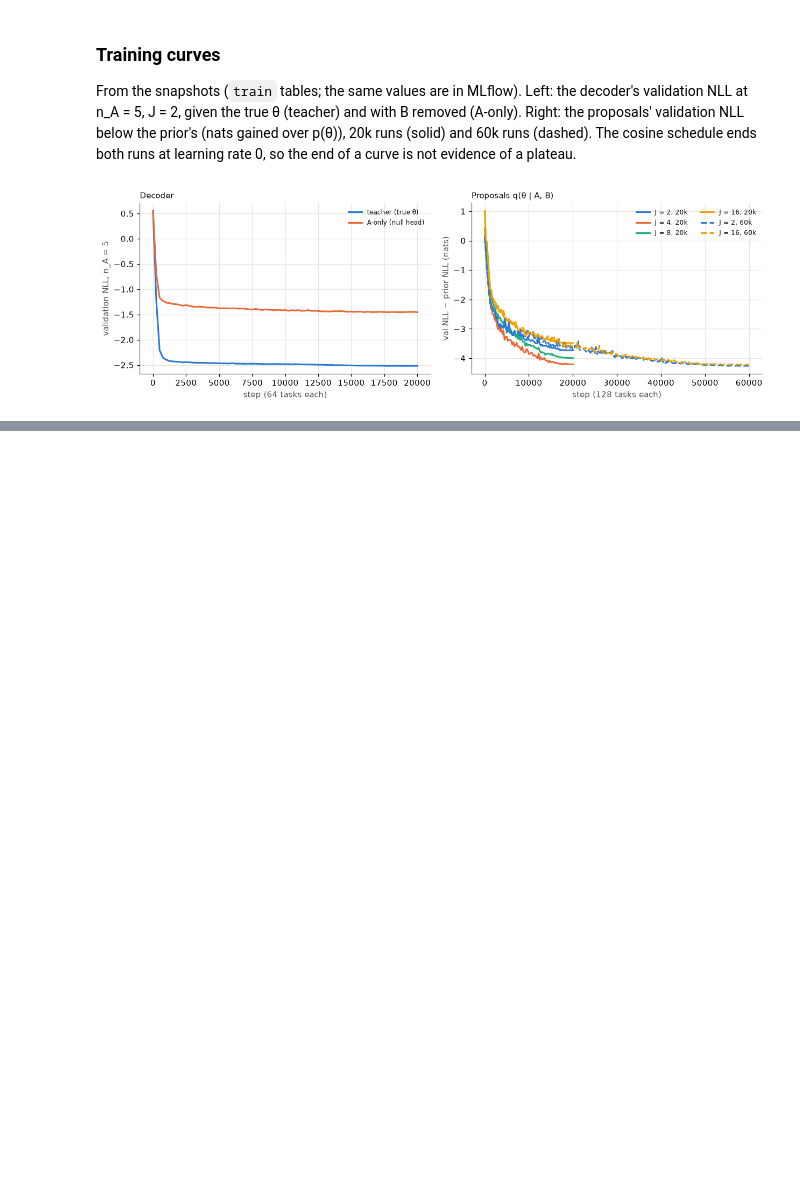
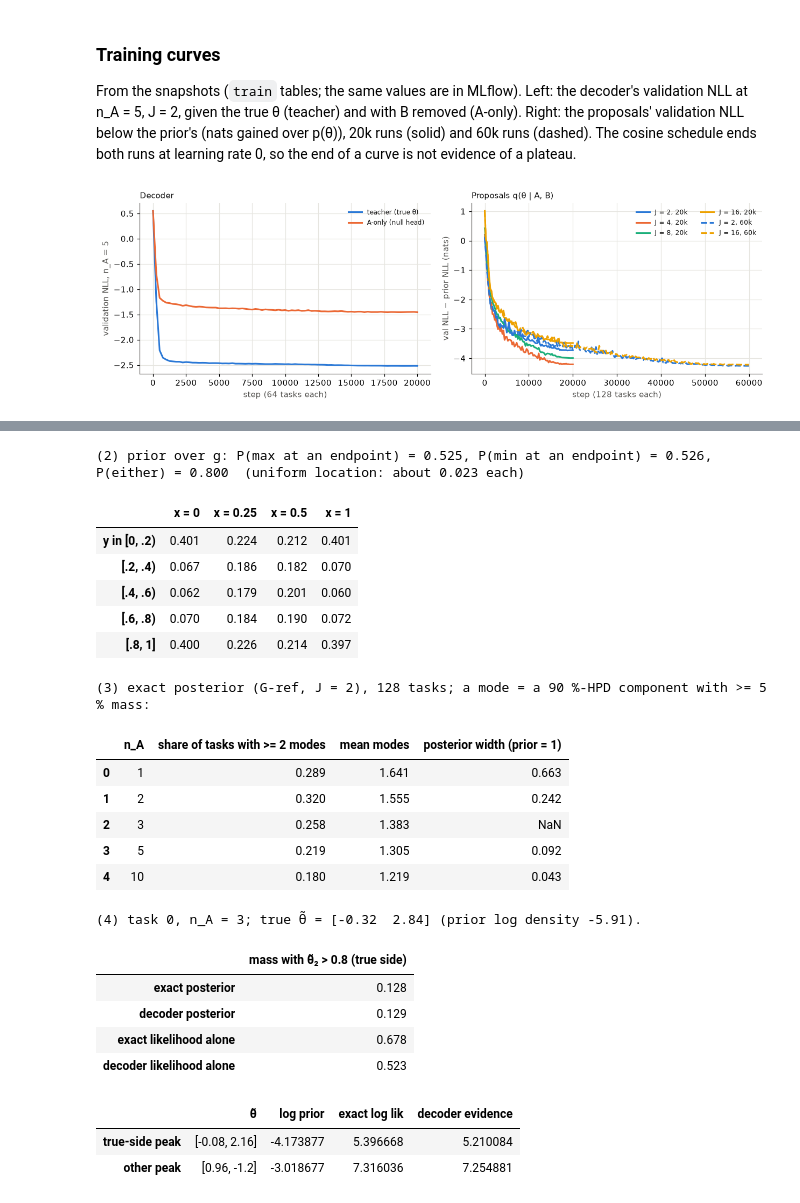
Before and after one commit to timruhkopf/meta-pfn, a Jupyter notebook: notebooks/10_2026-11-02_air.ipynb, the cells around one changed output, grey strips where cells are left out. Drawn from its saved outputs; the diff is of its cells as text; code cells hidden in the pictures; blank space fills up the shorter version.

Commit message:
AIR notebook 10: review questions (prior edge mass, identifiability of T, mode weighting) (#19)
Co-Authored-By: Claude Opus 5.5 <noreply@anthropic.com>

```diff
--- a/notebooks/10_2026-11-02_air.ipynb
+++ b/notebooks/10_2026-11-02_air.ipynb
@@ -558,0 +527,70 @@ plt.show()
+# %%
+from scipy import ndimage
+
+from meta_pfn.experimental.air.estimator import decode
+from meta_pfn.experimental.air.prior import draw_funcs, log_prior
+
+f = draw_funcs(20000, torch.Generator().manual_seed(5), "cpu")
+v = f(torch.linspace(0, 1, 256)[None].expand(20000, -1))
+am, ai = v.argmax(1), v.argmin(1)
+at_end = lambda i: (i <= 2) | (i >= 253)  # noqa: E731
+print(f"(2) prior over g: P(max at an endpoint) = {at_end(am).float().mean():.3f}, P(min at an endpoint) = {at_end(ai).float().mean():.3f}, "
+      f"P(either) = {(at_end(am) | at_end(ai)).float().mean():.3f}  (uniform location: about 0.023 each)")
+display(pd.DataFrame({lab: np.histogram(v[:, i].numpy(), bins=5, range=(0, 1))[0] / 20000 for lab, i in
+                      [("x = 0", 0), ("x = 0.25", 64), ("x = 0.5", 128), ("x = 1", 255)]},
+                     index=["y in [0, .2)", "[.2, .4)", "[.4, .6)", "[.6, .8)", "[.8, 1]"]).round(3))  # fmt: skip
+
+g_pts = R.grid(101)
+rows_m = []
+for n in (1, 2, 3, 5, 10):
+    t = base.head(n)
+    nm = []
+    for i in range(128):
+        p = R.grid_ref(t, i, g_pts)["logpost"].exp().reshape(101, 101).numpy()
+        s = np.sort(p.ravel())[::-1]
+        lab, k = ndimage.label(p >= s[np.searchsorted(s.cumsum(), 0.9)])
+        nm.append(int((ndimage.sum(p, lab, range(1, k + 1)) >= 0.05).sum()))
+    nm = np.array(nm)
+    rows_m.append({"n_A": n, "share of tasks with >= 2 modes": nm.__ge__(2).mean(), "mean modes": nm.mean(),
+                   "posterior width (prior = 1)": float(med(pf, "w_exact").get(n, np.nan))})  # fmt: skip
+print("(3) exact posterior (G-ref, J = 2), 128 tasks; a mode = a 90 %-HPD component with >= 5 % mass:")
+display(pd.DataFrame(rows_m).round(3))
+
+t = base.sub(slice(0, 1)).head(3)
+gr = R.grid_ref(t, 0, g_pts)
+side = g_pts[:, 1] > 0.8  # the end of the ridge that holds the true θ
+with torch.no_grad():
+    ev = decode(dec, t, g_pts[None], n_perm=8)[0][0]
+norm = lambda l: l - torch.logsumexp(l, 0)  # noqa: E731
+mass = {"exact posterior": norm(gr["logpost"]), "decoder posterior": norm(log_prior(g_pts) + ev),
+        "exact likelihood alone": norm(gr["ll"]), "decoder likelihood alone": norm(ev)}  # fmt: skip
+print(f"(4) task 0, n_A = 3; true θ̃ = {t.theta[0].numpy().round(2)} (prior log density {float(log_prior(t.theta)[0]):.2f}).")
+display(pd.Series({k: float(l[side].exp().sum()) for k, l in mass.items()}, name="mass with θ̃₂ > 0.8 (true side)").round(3).to_frame())
+peaks = {"true-side peak": torch.where(side, gr["logpost"], torch.tensor(-1e9)).argmax(),
+         "other peak": torch.where(~side, gr["logpost"], torch.tensor(-1e9)).argmax()}  # fmt: skip
+display(pd.DataFrame({k: {"θ̃": g_pts[i].numpy().round(2), "log prior": float(log_prior(g_pts[i:i + 1])[0]),
+                          "exact log lik": float(gr["ll"][i]), "decoder evidence": float(ev[i])} for k, i in peaks.items()}).T)
+# %% [output]
+(2) prior over g: P(max at an endpoint) = 0.525, P(min at an endpoint) = 0.526, P(either) = 0.800  (uniform location: about 0.023 each)
+|  | x = 0 | x = 0.25 | x = 0.5 | x = 1 |
+| y in [0, .2) | 0.401 | 0.224 | 0.212 | 0.401 |
+| [.2, .4) | 0.067 | 0.186 | 0.182 | 0.070 |
+| [.4, .6) | 0.062 | 0.179 | 0.201 | 0.060 |
+| [.6, .8) | 0.070 | 0.184 | 0.190 | 0.072 |
+| [.8, 1] | 0.400 | 0.226 | 0.214 | 0.397 |
+(3) exact posterior (G-ref, J = 2), 128 tasks; a mode = a 90 %-HPD component with >= 5 % mass:
+|  | n_A | share of tasks with >= 2 modes | mean modes | posterior width (prior = 1) |
+| 0 | 1 | 0.289 | 1.641 | 0.663 |
+| 1 | 2 | 0.320 | 1.555 | 0.242 |
+| 2 | 3 | 0.258 | 1.383 | NaN |
+| 3 | 5 | 0.219 | 1.305 | 0.092 |
+| 4 | 10 | 0.180 | 1.219 | 0.043 |
+(4) task 0, n_A = 3; true θ̃ = [-0.32  2.84] (prior log density -5.91).
+|  | mass with θ̃₂ > 0.8 (true side) |
+| exact posterior | 0.128 |
+| decoder posterior | 0.129 |
+| exact likelihood alone | 0.678 |
+| decoder likelihood alone | 0.523 |
+|  | θ̃ | log prior | exact log lik | decoder evidence |
+| true-side peak | [-0.08, 2.16] | -4.173877 | 5.396668 | 5.210084 |
+| other peak | [0.96, -1.2] | -3.018677 | 7.316036 | 7.254881 |
```
Also changed, not shown: parts of 19 cells of this notebook, 2 other files.
